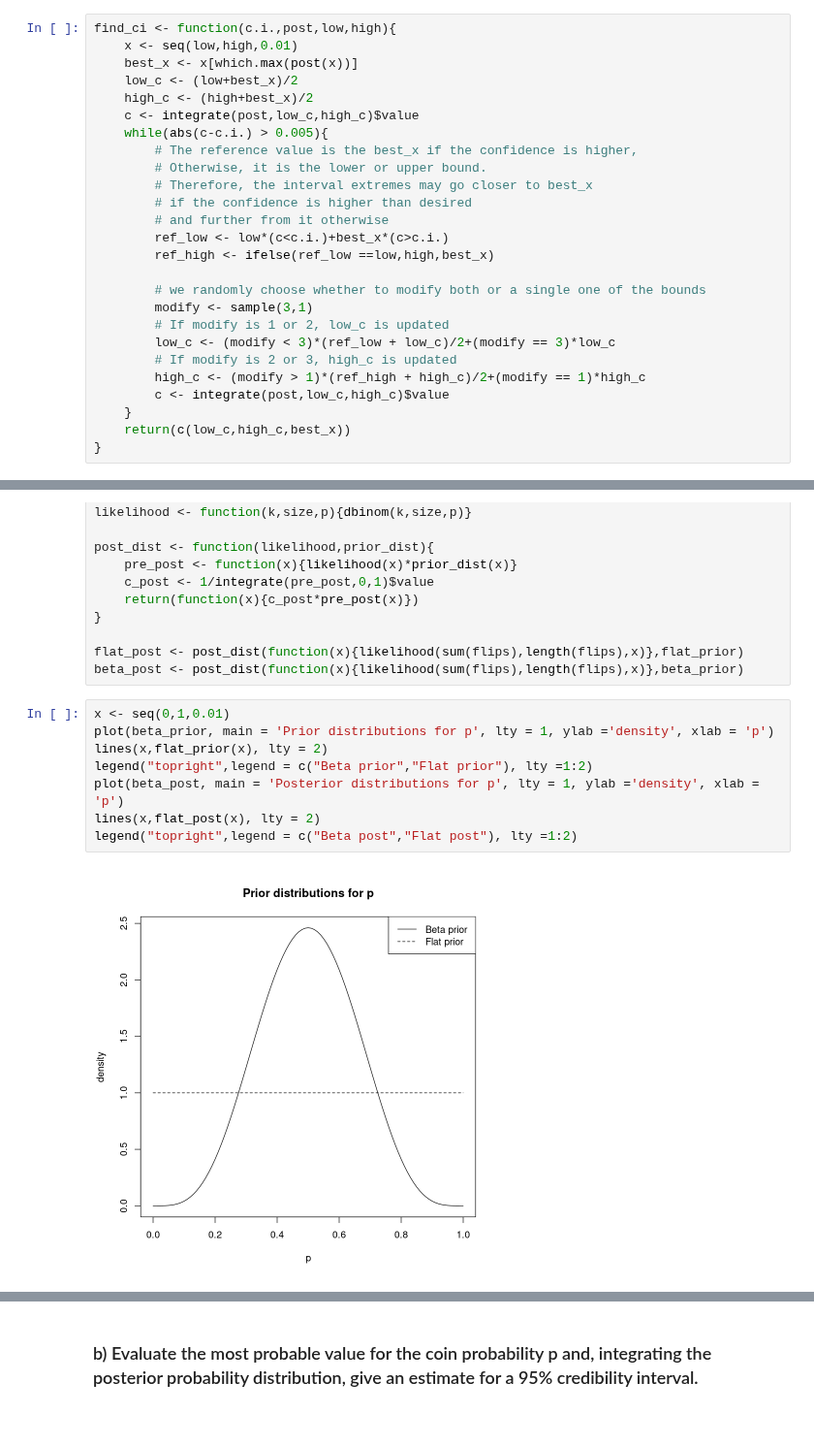
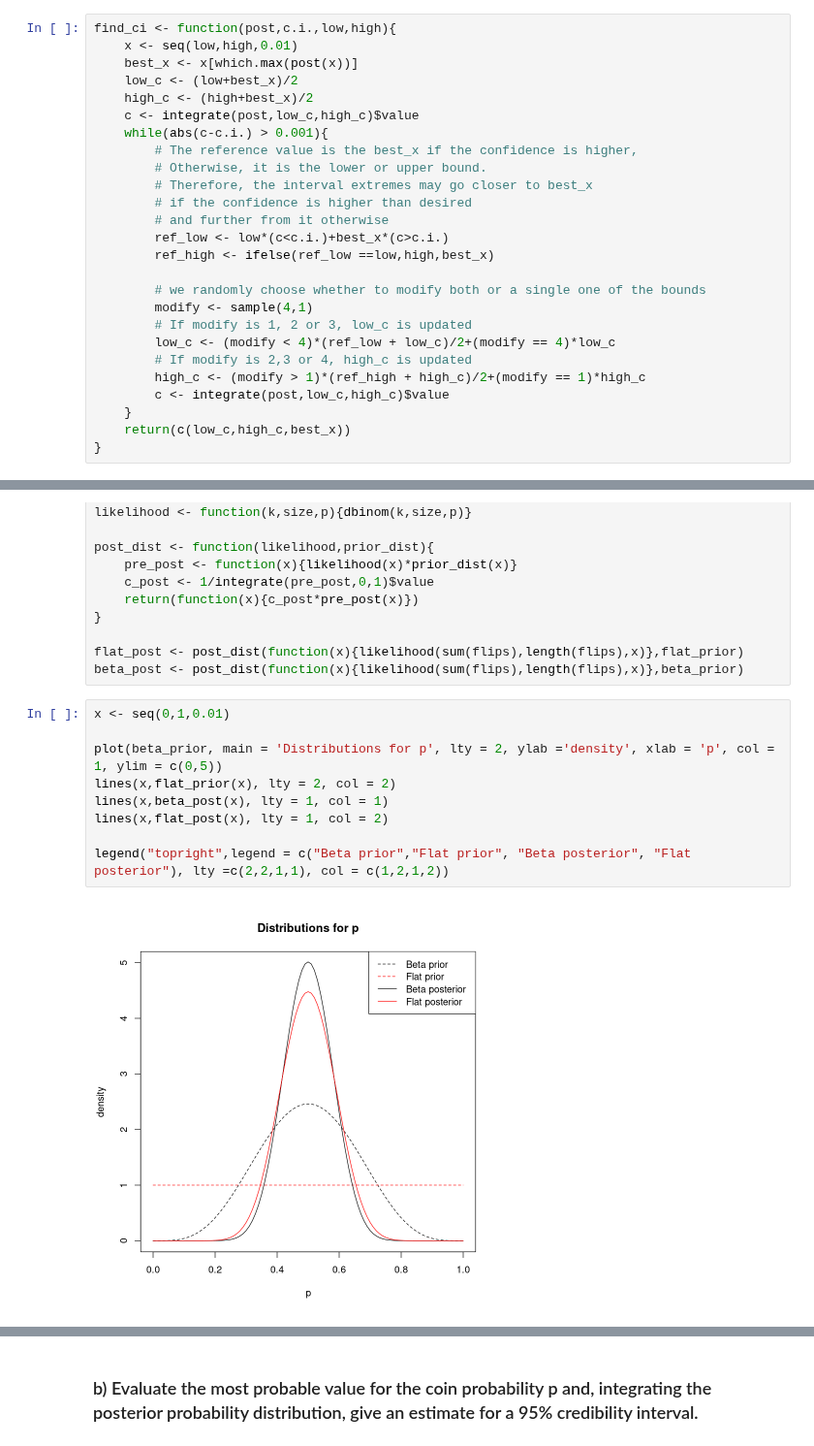
Before and after one commit to eigen-carmona/AdvStats, a Jupyter notebook: lab5/ex5.ipynb, the cells around one changed output, grey strips where cells are left out. Shown at 97% size. Drawn from its saved outputs; the diff is of its cells as text.

```diff
--- a/lab5/ex5.ipynb
+++ b/lab5/ex5.ipynb
@@ -118,13 +114,13 @@ legend("topright",legend = c("Anna's","Benny's", "Chris's"), lty =1:3)
 # %% [markdown]
 ### c)  Give an estimate of the most probable value and the 95% credibility interval
 # %%
-find_ci <- function(c.i.,post,low,high){
+find_ci <- function(post,c.i.,low,high){
     x <- seq(low,high,0.01)
     best_x <- x[which.max(post(x))]
     low_c <- (low+best_x)/2
     high_c <- (high+best_x)/2
     c <- integrate(post,low_c,high_c)$value
-    while(abs(c-c.i.) > 0.005){
+    while(abs(c-c.i.) > 0.001){
         # The reference value is the best_x if the confidence is higher,
         # Otherwise, it is the lower or upper bound.
         # Therefore, the interval extremes may go closer to best_x
@@ -134,10 +130,10 @@ find_ci <- function(c.i.,post,low,high){
         ref_high <- ifelse(ref_low ==low,high,best_x)
 
         # we randomly choose whether to modify both or a single one of the bounds
-        modify <- sample(3,1)
-        # If modify is 1 or 2, low_c is updated
-        low_c <- (modify < 3)*(ref_low + low_c)/2+(modify == 3)*low_c
-        # If modify is 2 or 3, high_c is updated
+        modify <- sample(4,1)
+        # If modify is 1, 2 or 3, low_c is updated
+        low_c <- (modify < 4)*(ref_low + low_c)/2+(modify == 4)*low_c
+        # If modify is 2,3 or 4, high_c is updated
         high_c <- (modify > 1)*(ref_high + high_c)/2+(modify == 1)*high_c
         c <- integrate(post,low_c,high_c)$value
     }
@@ -171,11 +186,12 @@ flat_post <- post_dist(function(x){likelihood(sum(flips),length(flips),x)},flat_
 beta_post <- post_dist(function(x){likelihood(sum(flips),length(flips),x)},beta_prior)
 # %%
 x <- seq(0,1,0.01)
-plot(beta_prior, main = 'Prior distributions for p', lty = 1, ylab ='density', xlab = 'p')
-lines(x,flat_prior(x), lty = 2)
-legend("topright",legend = c("Beta prior","Flat prior"), lty =1:2)
-plot(beta_post, main = 'Posterior distributions for p', lty = 1, ylab ='density', xlab = 'p')
-lines(x,flat_post(x), lty = 2)
-legend("topright",legend = c("Beta post","Flat post"), lty =1:2)
+
+plot(beta_prior, main = 'Distributions for p', lty = 2, ylab ='density', xlab = 'p', col = 1, ylim = c(0,5))
+lines(x,flat_prior(x), lty = 2, col = 2)
+lines(x,beta_post(x), lty = 1, col = 1)
+lines(x,flat_post(x), lty = 1, col = 2)
+
+legend("topright",legend = c("Beta prior","Flat prior", "Beta posterior", "Flat posterior"), lty =c(2,2,1,1), col = c(1,2,1,2))
 # %% [output]
-[figure, old version]
+[figure, new version]
```
Also changed, not shown: parts of 16 cells of this notebook.
